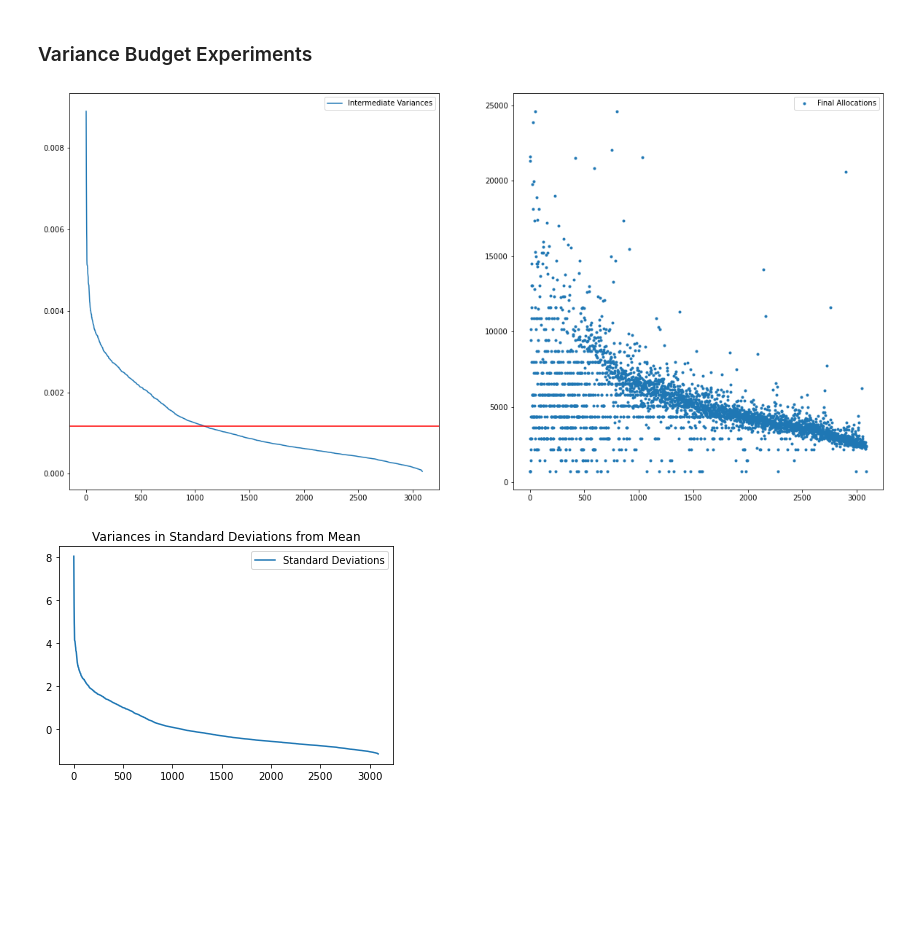
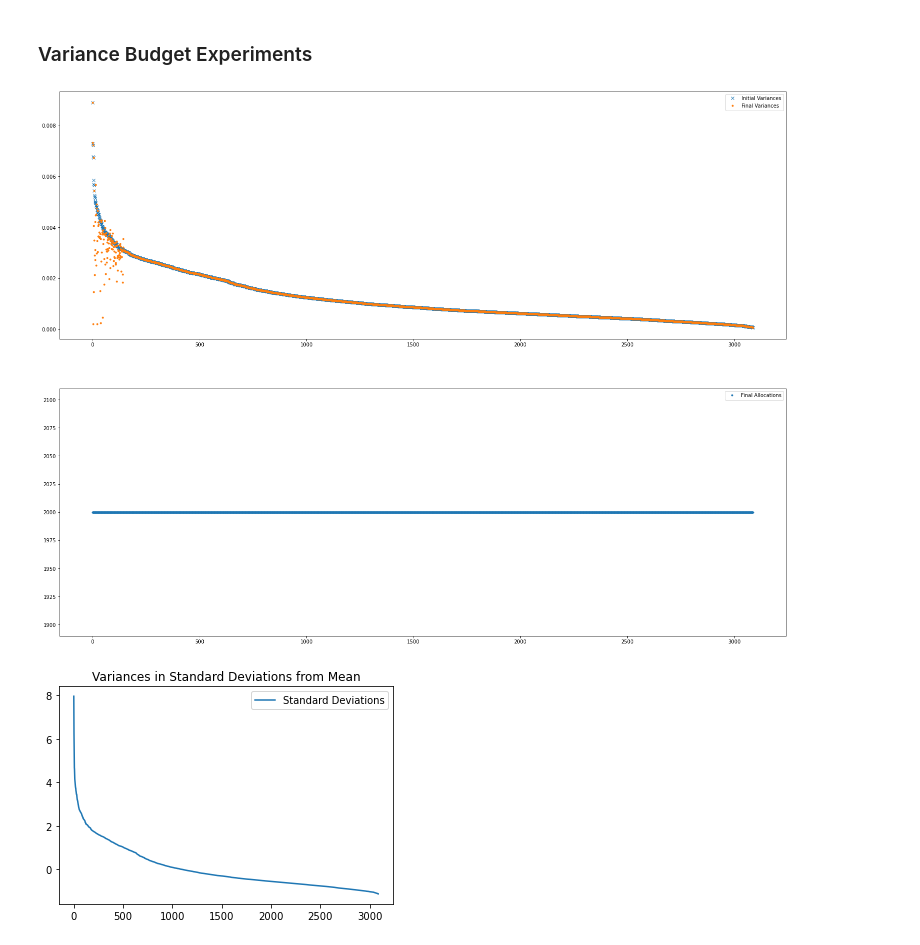
Before and after one commit to Project-Sustain/validation-service, a Jupyter notebook: benchmarks/benchmarks.ipynb, the cells around one changed output. Drawn from its saved outputs; the diff is of its cells as text; code cells hidden in the pictures; blank space fills up the shorter version.

Commit message:
Find out true allocations

```diff
--- a/benchmarks/benchmarks.ipynb
+++ b/benchmarks/benchmarks.ipynb
@@ -198,51 +198,65 @@ Total response duration for no_budgets/job_mode_multiprocessing: 39.192576775792
 # %%
 intermediate_response_filename = "variance_budgets/test/intermediate_response.json"
 final_response_filename = "variance_budgets/test/response.json"
 no_budget_response_filename = "no_budgets/job_mode_multiprocessing/response.json"
 
 with open(intermediate_response_filename, "r") as f:
     intermediate_data = json.load(f)
 
 with open(final_response_filename, "r") as f:
     final_data = json.load(f)
 
 with open(no_budget_response_filename, "r") as f:
     no_budget_data = json.load(f)
 
 
+gis_join_metrics = {}
+for metric in intermediate_data["initial_response_metrics"]:
+    gis_join_metrics[metric["gis_join"]] = {
+        "gis_join": metric["gis_join"],
+        "initial_variance": metric["variance"],
+        "initial_allocation": 2000,
+        "initial_loss": metric["loss"],
+        "final_variance": metric["variance"],
+        "final_allocation": 2000,
+        "final_loss": metric["loss"]
+    }
 
-intermediate_variances = {}
-for metric in intermediate_data["initial_response_metrics"]:
-    intermediate_variances[metric["gis_join"]] = metric["variance"]
-
-final_metrics = []
 for worker_response in final_data["worker_responses"]:
     for metric in worker_response["metrics"]:
-        final_metrics.append((metric["gis_join"], metric["variance"], metric["allocation"], metric["loss"]))
+        gis_join_metric = gis_join_metrics[metric["gis_join"]]
+        gis_join_metric["final_variance"] = metric["variance"]
+        gis_join_metric["final_allocation"] = metric["allocation"]
+        gis_join_metric["final_loss"] = metric["loss"]
 
-no_budget_metrics = []
-for worker_response in no_budget_data["worker_responses"]:
-    for metric in worker_response["metrics"]:
-        no_budget_metrics.append((metric["gis_join"], metric["variance"], metric["allocation"], metric["loss"]))
+        if gis_join_metric["final_variance"] == gis_join_metric["initial_variance"]:
+            print(f"gis_join={gis_join_metric['gis_join']}, initial_alloc={gis_join_metric['initial_allocation']}, final_alloc={gis_join_metric['final_allocation']}")
 
-final_metrics.sort(key=lambda y: y[1], reverse=True)
-no_budget_metrics.sort(key=lambda y: y[1], reverse=True)
+# no_budget_metrics = []
+# for worker_response in no_budget_data["worker_responses"]:
+#     for metric in worker_response["metrics"]:
+#         no_budget_metrics.append((metric["gis_join"], metric["variance"], metric["allocation"], metric["loss"]))
 
-number_rows = 1
-number_cols = 2
+as_list = list(gis_join_metrics.values())
+as_list.sort(key=lambda m: m["initial_variance"], reverse=True)
+initial_variances = [m["initial_variance"] for m in as_list]
+final_variances = [m["final_variance"] for m in as_list]
 
-fig, ax = plt.subplots(nrows=number_rows, ncols=number_cols, figsize=(20, 10))
-ax[0].plot(sorted(list(intermediate_variances.values()), reverse=True), label="Intermediate Variances")
-# ax[0].plot([x[1] for x in final_metrics], label="Final Variances")
-# ax[0].plot([x[1] for x in no_budget_metrics], label="No Budget Variances")
-ax[0].axhline(y=0.001169725909715914, color='r', linestyle='-')
+number_rows = 2
+number_cols = 1
+
+fig, ax = plt.subplots(nrows=number_rows, ncols=number_cols, figsize=(26, 20))
+ax[0].plot(initial_variances, 'x', label="Initial Variances")
+ax[0].plot(final_variances, '.', label="Final Variances")
+#ax[0].plot([x[1] for x in no_budget_metrics], label="No Budget Variances")
+#ax[0].axhline(y=0.001169725909715914, color='r', linestyle='-')
 ax[0].legend()
-ax[1].plot([int(x[2]) for x in final_metrics], '.', label="Final Allocations")
+ax[1].plot([int(m["final_allocation"]) for m in as_list], '.', label="Final Allocations")
 ax[1].legend()
 
 plt.savefig("variance_budgets/test/variances.png", dpi=300)
 # %% [output]
-[figure, old version]
+[figure, new version]
 # %%
 with open("variance_budgets/test/numpy_array.json", "r") as f:
     std_devs = json.load(f)
```
Also changed, not shown: 2 other files.
